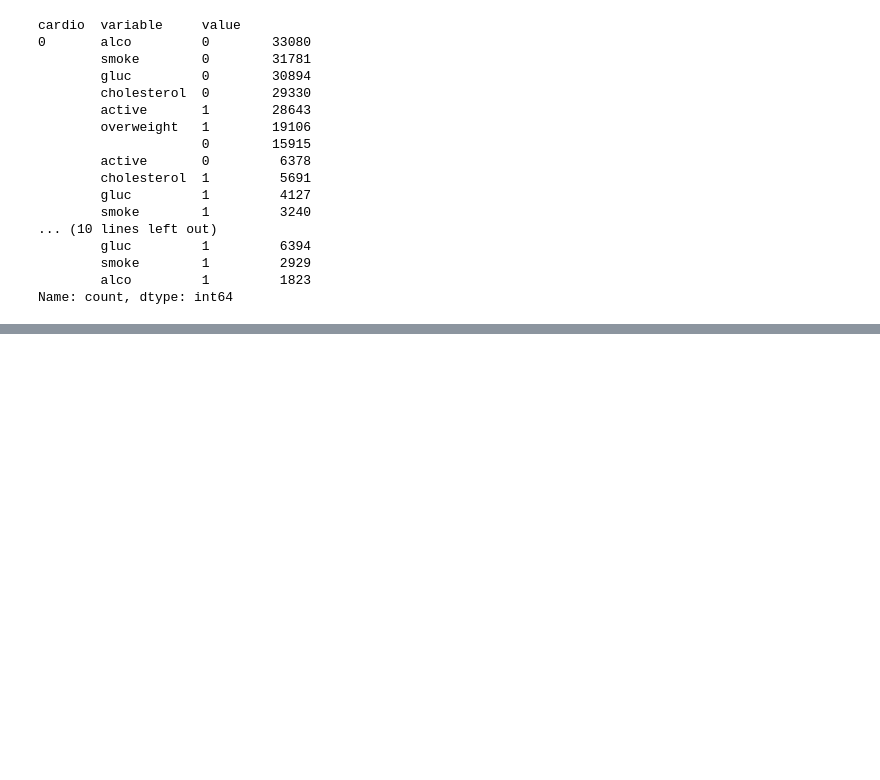
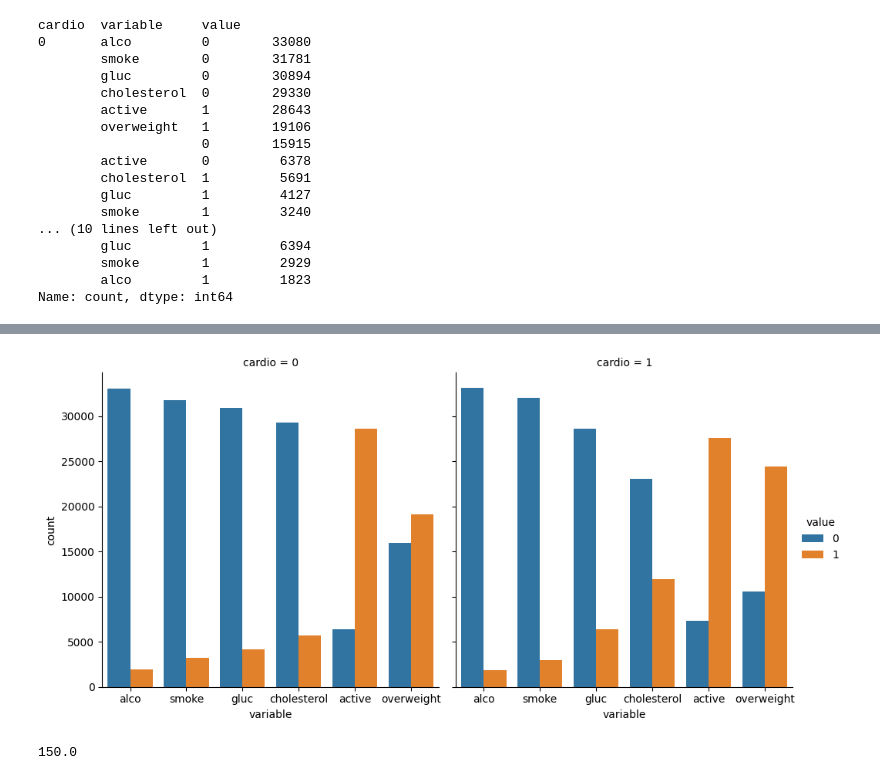
Before and after one commit to Kyo-Fox22/boilerplate-medical-data-visualizer, a Jupyter notebook: test.ipynb, the cells around one changed output, grey strips where cells are left out. Drawn from its saved outputs; the diff is of its cells as text; code cells hidden in the pictures; blank space fills up the shorter version.

```diff
--- a/test.ipynb
+++ b/test.ipynb
@@ -71,0 +80,5 @@ Name: count, dtype: int64
+# %%
+# 8
+fig = sns.catplot(df_cat.reset_index(name = 'count'), x='variable', y='count', hue='value', col='cardio', kind='bar').figure
+# %% [output]
+[figure, added]
@@ -71,0 +87,4 @@ Name: count, dtype: int64
+# %%
+df['height'].quantile(0.025)
+# %% [output]
+150.0
```
Also changed, not shown: parts of 8 cells of this notebook.
